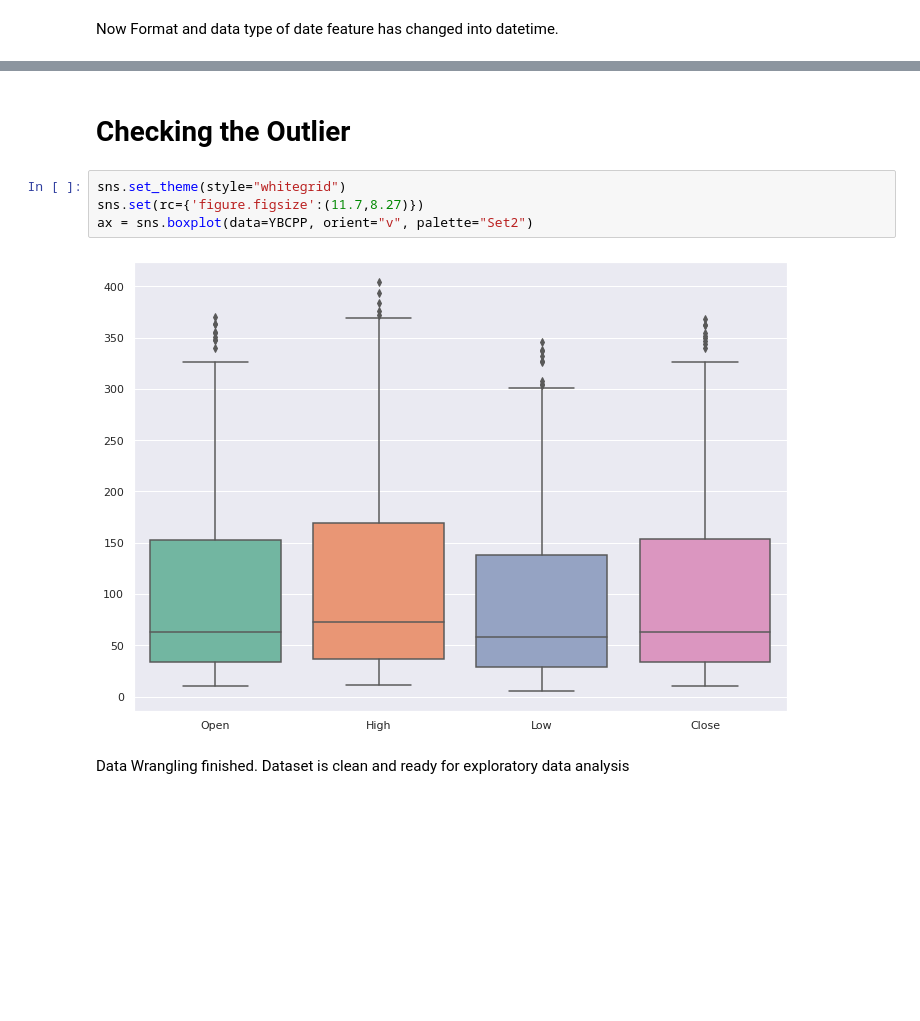
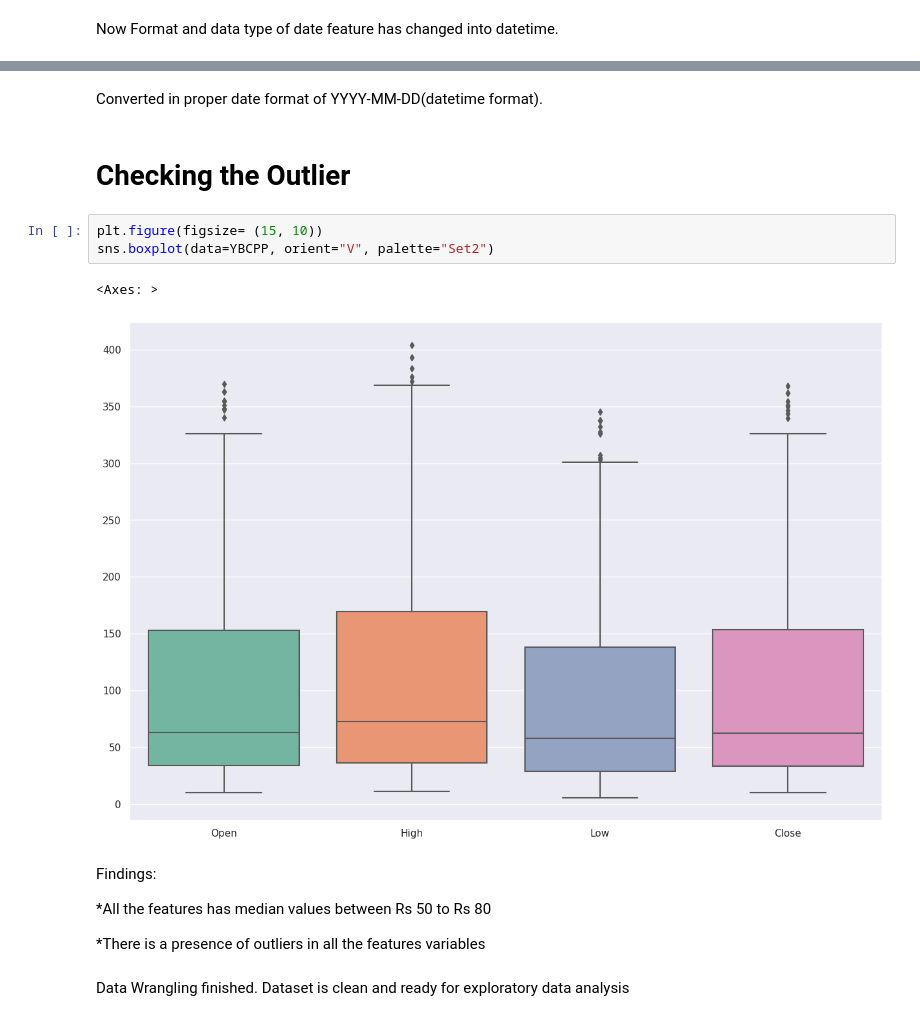
Before and after one commit to DrBharathiTC/Yesbankstockpriceprediction, a Jupyter notebook: Yes_Bank_Stock_Closing_Price_Prediction.ipynb, the cells around one changed output, grey strips where cells are left out. Saved outputs shown, nothing was run; the diff lists cells and outputs as text; blank space fills up the shorter version.

```diff
--- a/Yes_Bank_Stock_Closing_Price_Prediction.ipynb
+++ b/Yes_Bank_Stock_Closing_Price_Prediction.ipynb
@@ -185,11 +196,19 @@ Now Format and data type of date feature has changed into datetime.
+# %% [markdown]
+Converted in proper date format of YYYY-MM-DD(datetime format).
 # %% [markdown]
 # Checking the Outlier
 # %%
-sns.set_theme(style="whitegrid")
-sns.set(rc={'figure.figsize':(11.7,8.27)})
-ax = sns.boxplot(data=YBCPP, orient="v", palette="Set2")
+plt.figure(figsize= (15, 10))
+sns.boxplot(data=YBCPP, orient="V", palette="Set2")
 # %% [output]
+<Axes: >
-[figure, old version]
+[figure, new version]
+# %% [markdown]
+Findings:
+
+*All the features has median values between Rs 50 to Rs 80
+
+*There is a presence of outliers in all the features variables
 # %% [markdown]
 Data Wrangling finished. Dataset is clean and ready for exploratory data analysis
 # %% [markdown]
```
Also changed, not shown: parts of 41 cells of this notebook.
